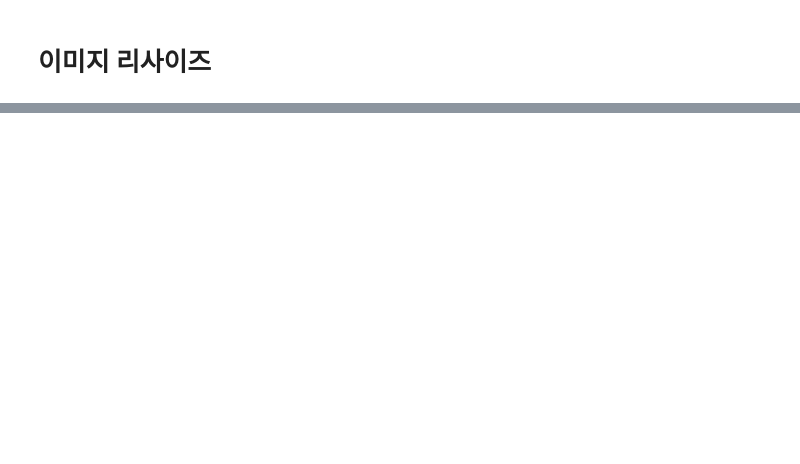
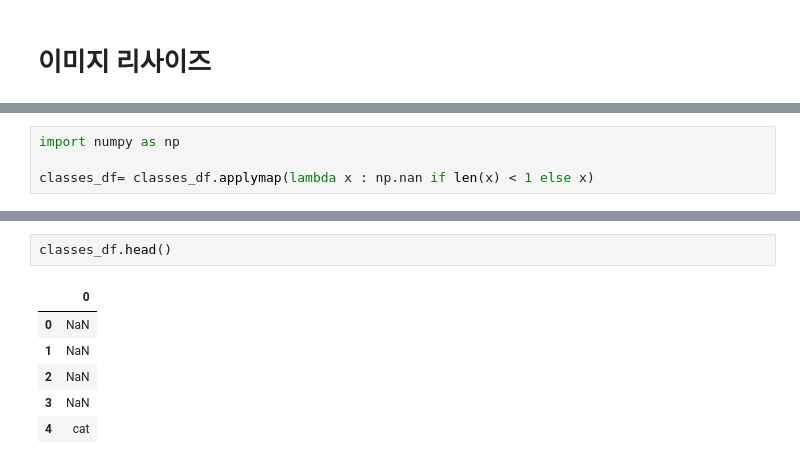
Before and after one commit to Find-Your-Fit/petfinder, a Jupyter notebook: EfficientDet/utils/img_resize_padding.ipynb, the cells around one changed output, grey strips where cells are left out. Saved outputs shown, nothing was run; the diff lists cells and outputs as text; blank space fills up the shorter version.

```diff
--- a/EfficientDet/utils/img_resize_padding.ipynb
+++ b/EfficientDet/utils/img_resize_padding.ipynb
@@ -80,0 +132,4 @@ for img_name in tqdm.tqdm(train_img_names):
+# %%
+import numpy as np
+
+classes_df= classes_df.applymap(lambda x : np.nan if len(x) < 1 else x)
@@ -80,0 +141,9 @@ for img_name in tqdm.tqdm(train_img_names):
+# %%
+classes_df.head()
+# %% [output]
+|  | 0 |
+| 0 | NaN |
+| 1 | NaN |
+| 2 | NaN |
+| 3 | NaN |
+| 4 | cat |
```
Also changed, not shown: parts of 21 cells of this notebook, 5 other files.
